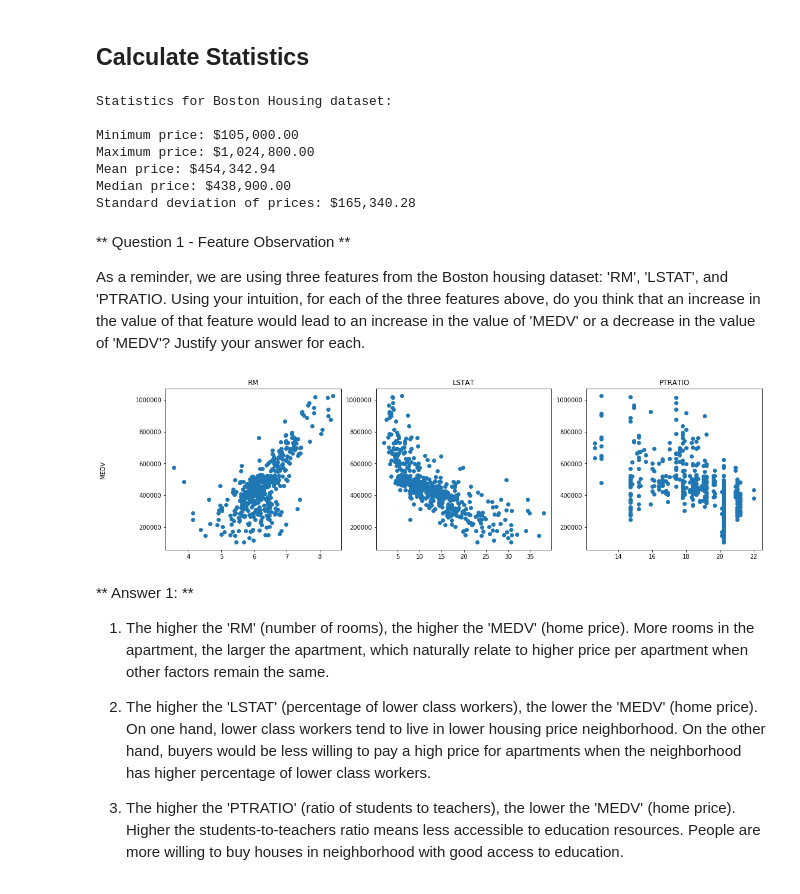
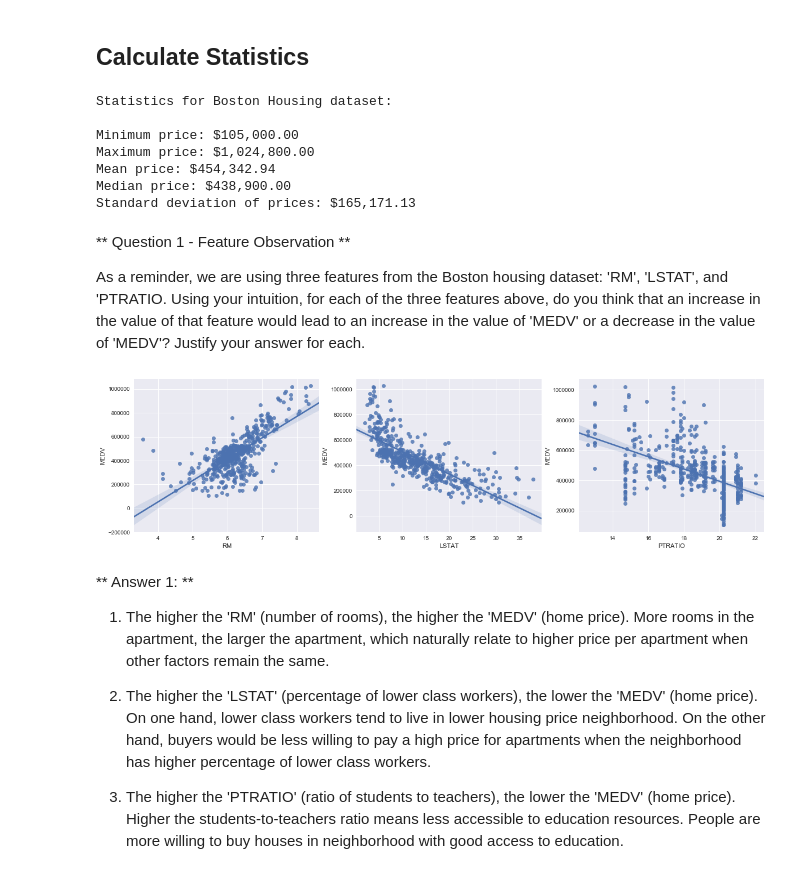
Before and after one commit to yqelisa/udacity_mlnd_boston_housing, a Jupyter notebook: 20171127_Udacity_Boston_Housing_Prices.ipynb, the cells around one changed output. Saved outputs shown, nothing was run; the diff lists cells and outputs as text; code cells hidden in the pictures.

```diff
--- a/20171127_Udacity_Boston_Housing_Prices.ipynb
+++ b/20171127_Udacity_Boston_Housing_Prices.ipynb
@@ -158,19 +158,19 @@ Boston housing dataset has 489 data points with 4 variables each.
 ## Calculate Statistics ##
 # %%
 # TODO: Minimum price off the data
-minimum_price = prices.min()
+minimum_price = np.min(prices)
 
 # TODO: Maximum price of the data
-maximum_price = prices.max()
+maximum_price = np.max(prices)
 
 #TODO: Mean price of the data
-mean_price = prices.mean()
+mean_price = np.mean(prices)
 
 # TODO: Median price of the data
-median_price = prices.median()
+median_price = np.median(prices)
 
 # TODO: Standard deviation of prices
-std_price = prices.std()
+std_price = np.std(prices)
 
 # Show the calculated statistics
 print("Statistics for Boston Housing dataset:\n")
@@ -186,29 +186,26 @@ Minimum price: $105,000.00
 Maximum price: $1,024,800.00
 Mean price: $454,342.94
 Median price: $438,900.00
-Standard deviation of prices: $165,340.28
+Standard deviation of prices: $165,171.13
 # %% [markdown]
 ** Question 1 - Feature Observation **
 
 As a reminder, we are using three features from the Boston housing dataset: 'RM', 'LSTAT', and 'PTRATIO. Using your intuition, for each of the three features above, do you think that an increase in the value of that feature would lead to an increase in the value of 'MEDV' or a decrease in the value of 'MEDV'? Justify your answer for each.
-# %%
-# Use scatterplots to show the relationships
-
-fig, ax = plt.subplots(1,3,figsize=(18,5))
-
-ax[0].scatter(data['RM'], data['MEDV'])
-ax[0].set_title('RM')
-
-ax[1].scatter(data['LSTAT'], data['MEDV'])
-ax[1].set_title('LSTAT')
-
-ax[2].scatter(data['PTRATIO'], data['MEDV'])
-ax[2].set_title('PTRATIO')
-
-fig.text(0.04, 0.5, 'MEDV', va='center', rotation='vertical')
-plt.show()
-# %% [output]
-[figure, removed]
+# %%
+# Use scatterplots to show the relationships
+
+import seaborn as sns
+
+plt.figure(figsize=(20,5))
+
+for i, feature in enumerate(features.columns):
+    plt.subplot(1, 3, i+1)
+    sns.regplot(features[feature], prices)
+
+    plt.xlabel(feature)
+    plt.ylabel('MEDV')
+# %% [output]
+[figure, added]
 # %% [markdown]
 ** Answer 1: **
 
```
Also changed, not shown: parts of 13 cells of this notebook.
